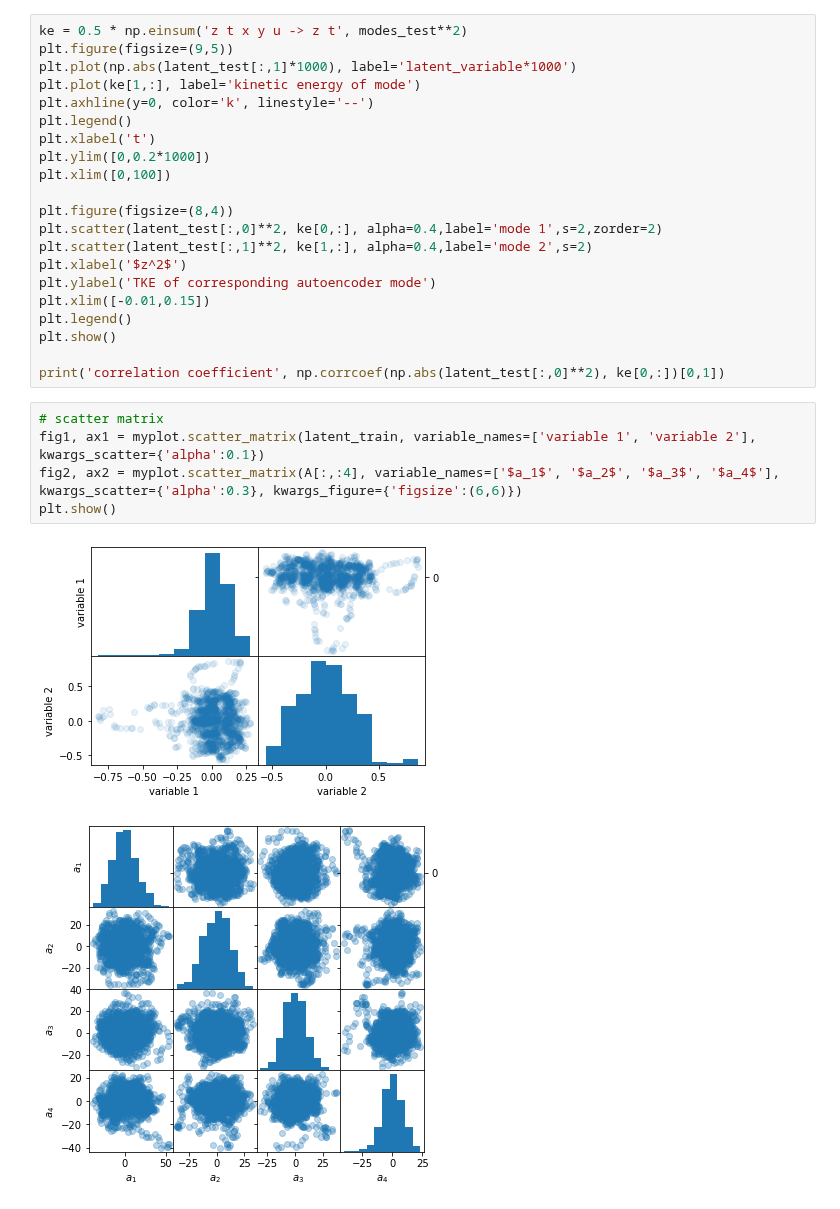
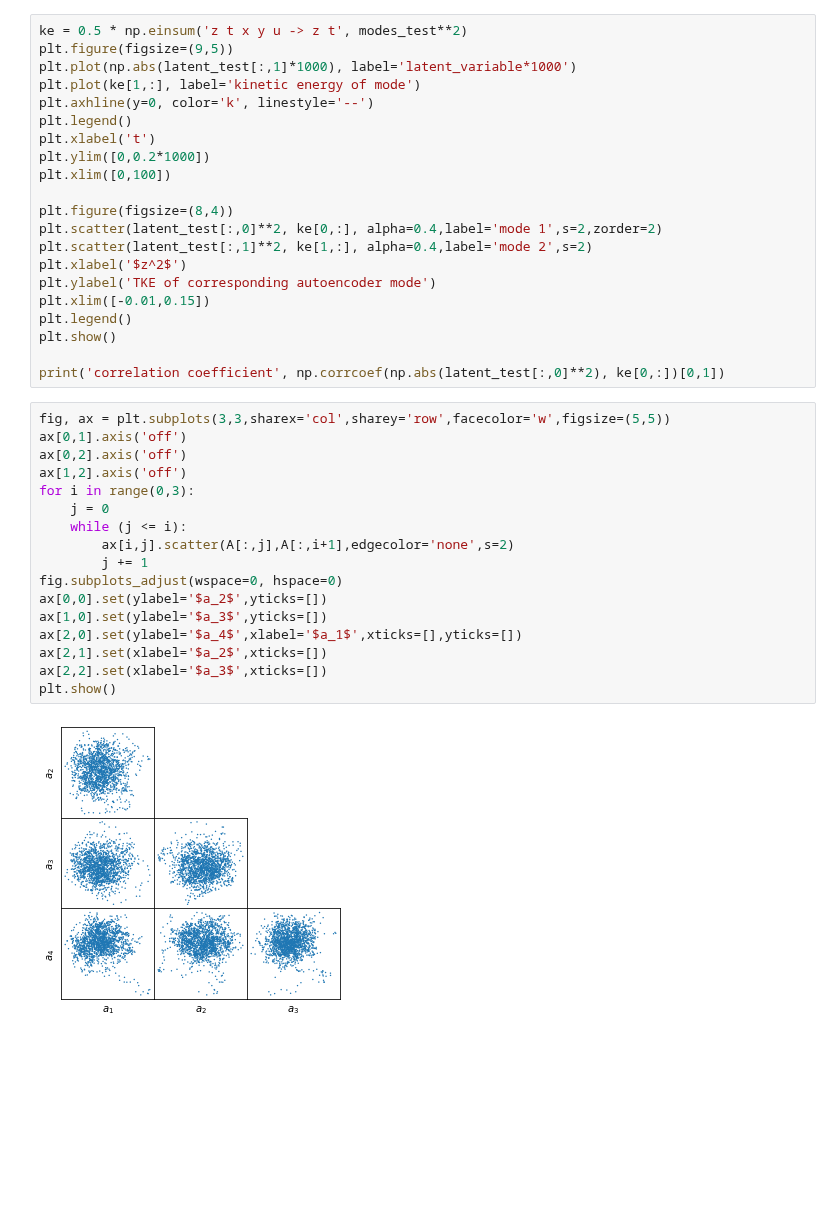
Before and after one commit to MagriLab/MD-CNN-AE, a Jupyter notebook: notebook_visualise/visualise_experiment.ipynb, the cells around one changed output. Cells and saved outputs as stored; diff of their text form; blank space fills up the shorter version.

Commit message:
changed scatter matrix to scatter plots

```diff
--- a/notebook_visualise/visualise_experiment.ipynb
+++ b/notebook_visualise/visualise_experiment.ipynb
@@ -487,11 +487,22 @@ plt.legend()
 plt.show()
 
 print('correlation coefficient', np.corrcoef(np.abs(latent_test[:,0]**2), ke[0,:])[0,1])
-# %%
-# scatter matrix
-fig1, ax1 = myplot.scatter_matrix(latent_train, variable_names=['variable 1', 'variable 2'], kwargs_scatter={'alpha':0.1})
-fig2, ax2 = myplot.scatter_matrix(A[:,:4], variable_names=['$a_1$', '$a_2$', '$a_3$', '$a_4$'], kwargs_scatter={'alpha':0.3}, kwargs_figure={'figsize':(6,6)})
-plt.show()
-# %% [output]
-[figure, removed]
-[figure, removed]
+# %%
+fig, ax = plt.subplots(3,3,sharex='col',sharey='row',facecolor='w',figsize=(5,5))
+ax[0,1].axis('off')
+ax[0,2].axis('off')
+ax[1,2].axis('off')
+for i in range(0,3):
+    j = 0
+    while (j <= i):
+        ax[i,j].scatter(A[:,j],A[:,i+1],edgecolor='none',s=2)
+        j += 1
+fig.subplots_adjust(wspace=0, hspace=0)
+ax[0,0].set(ylabel='$a_2$',yticks=[])
+ax[1,0].set(ylabel='$a_3$',yticks=[])
+ax[2,0].set(ylabel='$a_4$',xlabel='$a_1$',xticks=[],yticks=[])
+ax[2,1].set(xlabel='$a_2$',xticks=[])
+ax[2,2].set(xlabel='$a_3$',xticks=[])
+plt.show()
+# %% [output]
+[figure, added]
```
Also changed, not shown: parts of 3 cells of this notebook.
